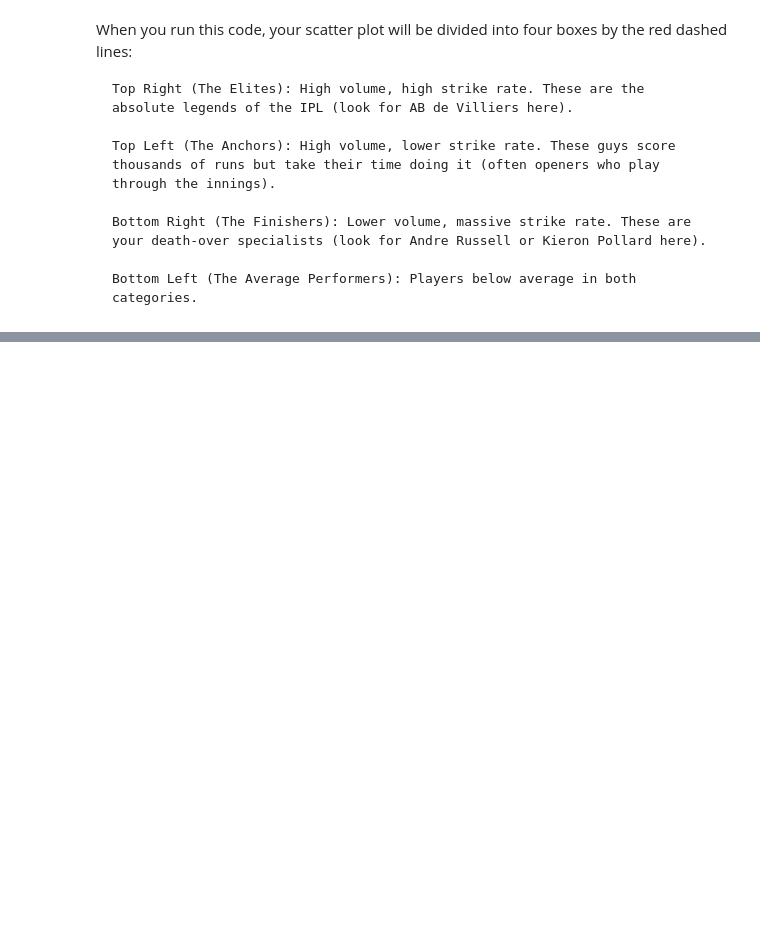
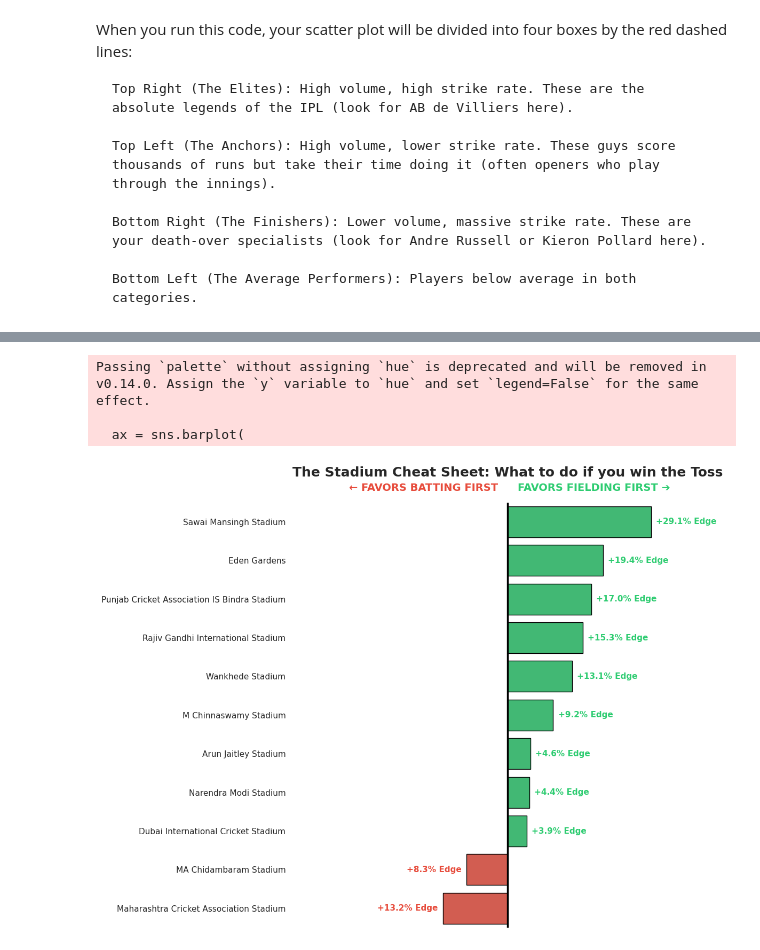
Before and after one commit to lyc0riz/IPL-crunch, a Jupyter notebook: notebooks/03_exploratory_analysis_and_visualization.ipynb, the cells around one changed output, grey strips where cells are left out. Cells and saved outputs as stored; diff of their text form; code cells hidden in the pictures; blank space fills up the shorter version.

```diff
--- a/notebooks/03_exploratory_analysis_and_visualization.ipynb
+++ b/notebooks/03_exploratory_analysis_and_visualization.ipynb
@@ -359,0 +516,66 @@ When you run this code, your scatter plot will be divided into four boxes by the
+# %%
+# --- STEP 1: Calculate the Advantage ---
+bias_df = heatmap_data.copy().reset_index()
+
+# Positive = Field Advantage, Negative = Bat Advantage
+bias_df['chasing_advantage'] = bias_df['field'] - bias_df['bat']
+bias_df = bias_df.sort_values('chasing_advantage', ascending=False)
+
+# Assign colors: Green for Fielding, Red for Batting
+colors = ['#2ecc71' if x > 0 else '#e74c3c' for x in bias_df['chasing_advantage']]
+
+
+# --- STEP 2: Build the Idiot-Proof Chart ---
+plt.figure(figsize=(12, 9))
+
+ax = sns.barplot(
+    data=bias_df,
+    x='chasing_advantage',
+    y='venue',
+    palette=colors,
+    edgecolor='black'
+)
+
+# Draw the bold centerline
+plt.axvline(0, color='black', linewidth=2.5)
+
+# --- STEP 3: The UX Overhaul ---
+# 1. Nuke the confusing X-axis entirely
+ax.set_xticks([])
+plt.xlabel('')
+plt.ylabel('')
+
+# 2. Add Giant "Zone" Headers at the top of the chart
+plt.text(2, -0.8, 'FAVORS FIELDING FIRST ➔', color='#2ecc71', fontsize=14, fontweight='bold', ha='left')
+plt.text(-2, -0.8, '← FAVORS BATTING FIRST', color='#e74c3c', fontsize=14, fontweight='bold', ha='right')
+
+# 3. Add plain-English text directly to the bars (and fix the previous bug!)
+# We iterate through the actual drawn rectangles (patches) to get perfect alignment
+for p in ax.patches:
+    value = p.get_width()
+
+    # If the bar goes right (Fielding)
+    if value > 0:
+        ax.text(value + 1, p.get_y() + p.get_height()/2, f"+{value:.1f}% Edge",
+                va='center', ha='left', fontsize=11, fontweight='bold', color='#2ecc71')
+    # If the bar goes left (Batting)
+    elif value < 0:
+        ax.text(value - 1, p.get_y() + p.get_height()/2, f"+{abs(value):.1f}% Edge",
+                va='center', ha='right', fontsize=11, fontweight='bold', color='#e74c3c')
+
+# --- STEP 4: Final Formatting ---
+plt.title('The Stadium Cheat Sheet: What to do if you win the Toss', fontsize=18, fontweight='bold', pad=35)
+
+# Dynamically expand the X-axis bounds so our custom text doesn't get cut off
+max_val = bias_df['chasing_advantage'].abs().max()
+plt.xlim(-max_val * 1.5, max_val * 1.5)
+
+# Remove all outer borders for a clean dashboard look
+sns.despine(bottom=True, left=True)
+plt.tight_layout()
+plt.show()
+# %% [output]
+Passing `palette` without assigning `hue` is deprecated and will be removed in v0.14.0. Assign the `y` variable to `hue` and set `legend=False` for the same effect.
+
+  ax = sns.barplot(
+[figure, added]
```
Also changed, not shown: parts of 8 cells of this notebook, 1 other file.
